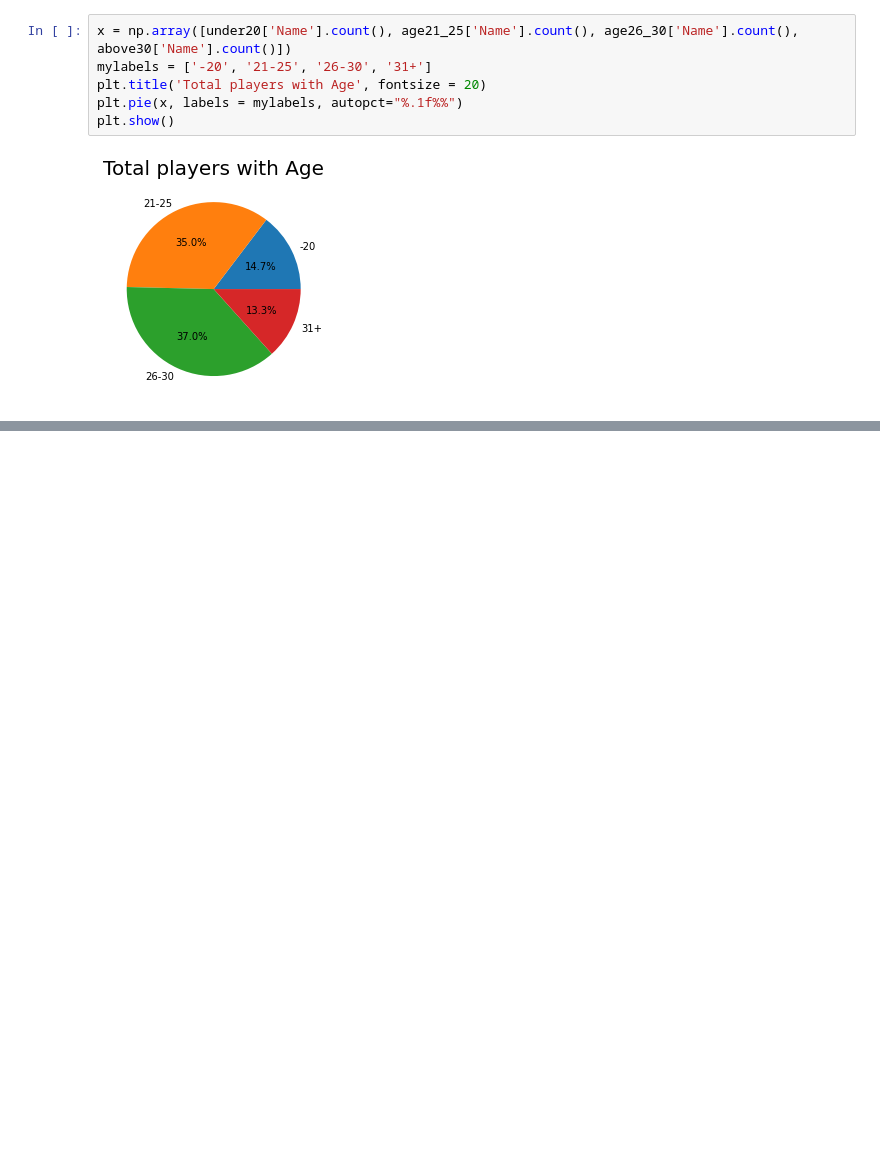
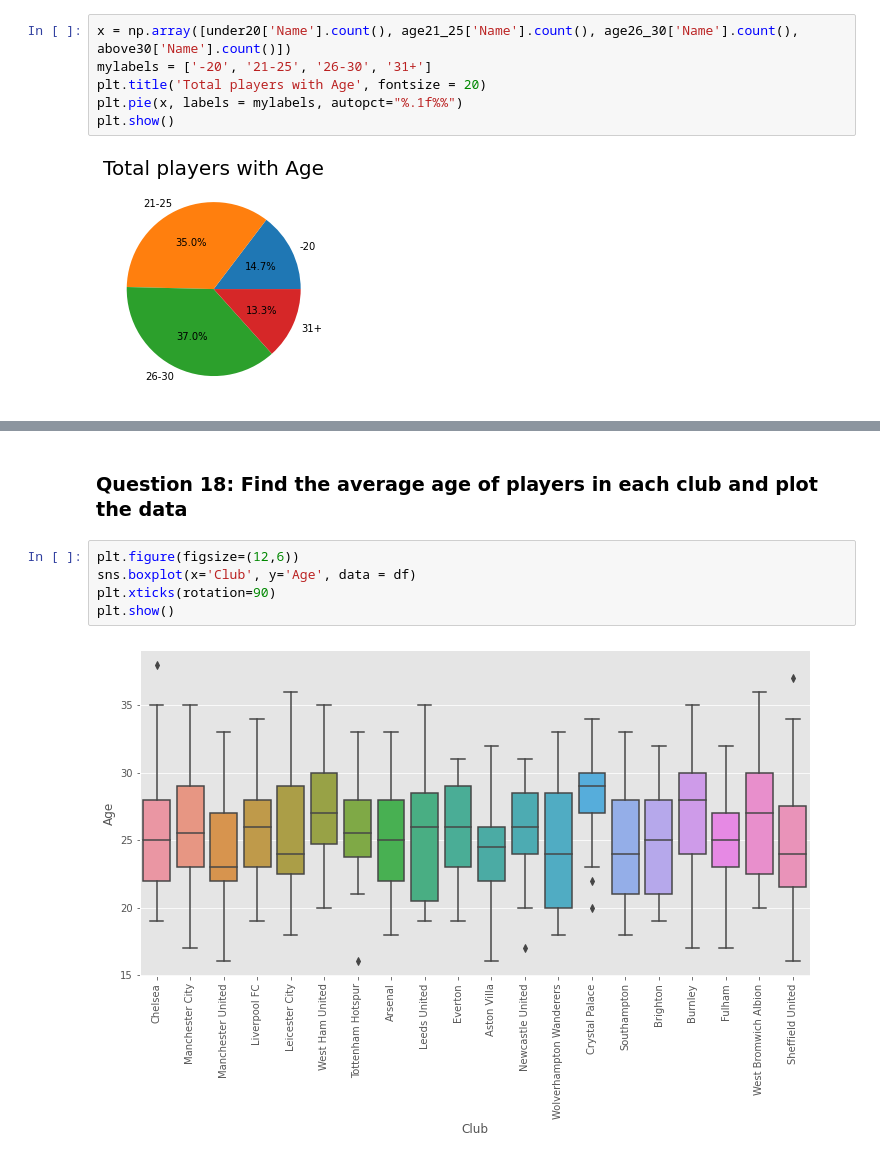
Before and after one commit to asavoullis/Python_Data_Analysis_Projects, a Jupyter notebook: epl_20-21_data_analysis_project.ipynb, the cells around one changed output, grey strips where cells are left out. Saved outputs shown, nothing was run; the diff lists cells and outputs as text; blank space fills up the shorter version.

```diff
--- a/epl_20-21_data_analysis_project.ipynb
+++ b/epl_20-21_data_analysis_project.ipynb
@@ -363,0 +431,9 @@ plt.show()
+# %% [markdown]
+### Question 18: Find the average age of players in each club and plot the data
+# %%
+plt.figure(figsize=(12,6))
+sns.boxplot(x='Club', y='Age', data = df)
+plt.xticks(rotation=90)
+plt.show()
+# %% [output]
+[figure, added]
```
Also changed, not shown: parts of 39 cells of this notebook.
